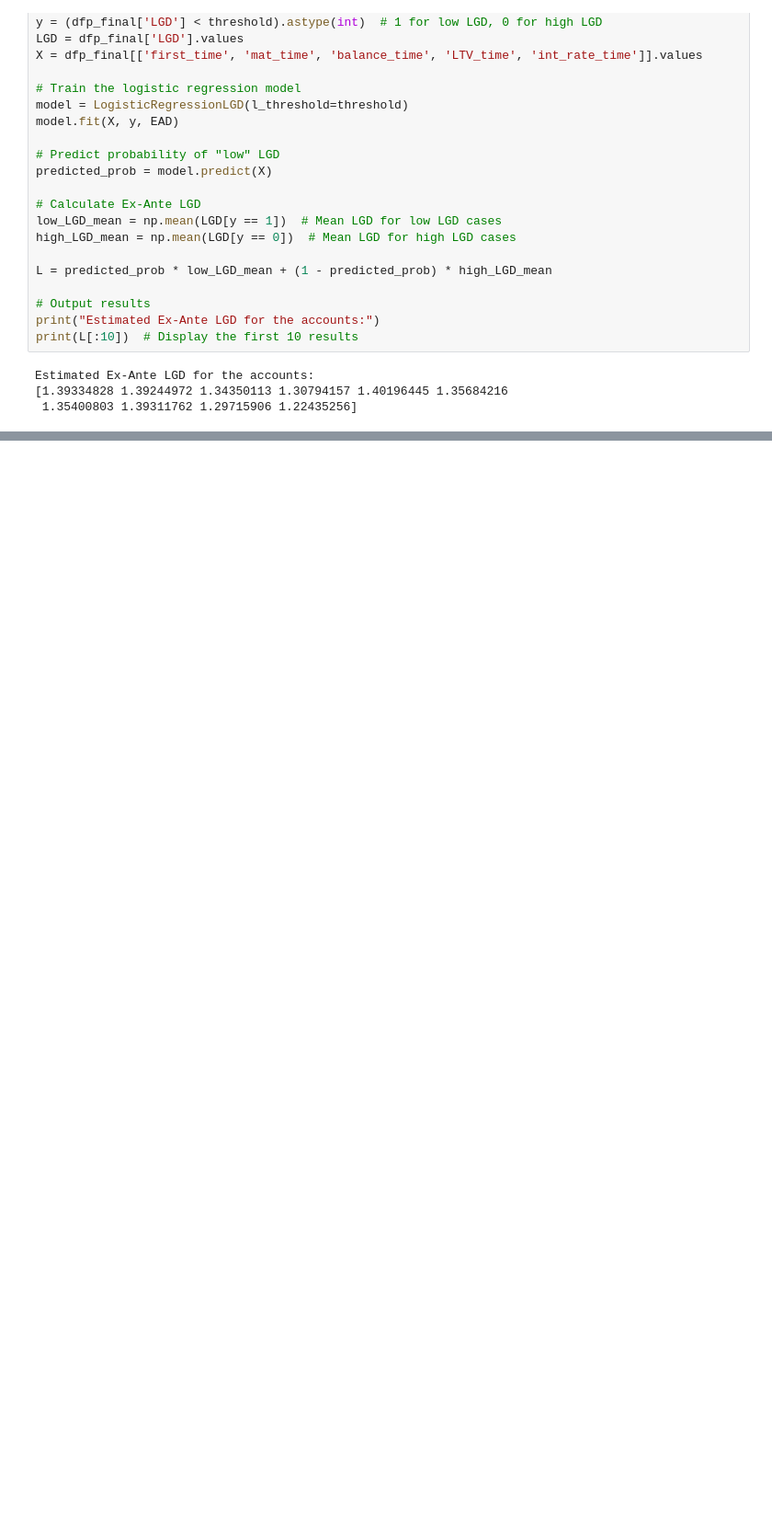
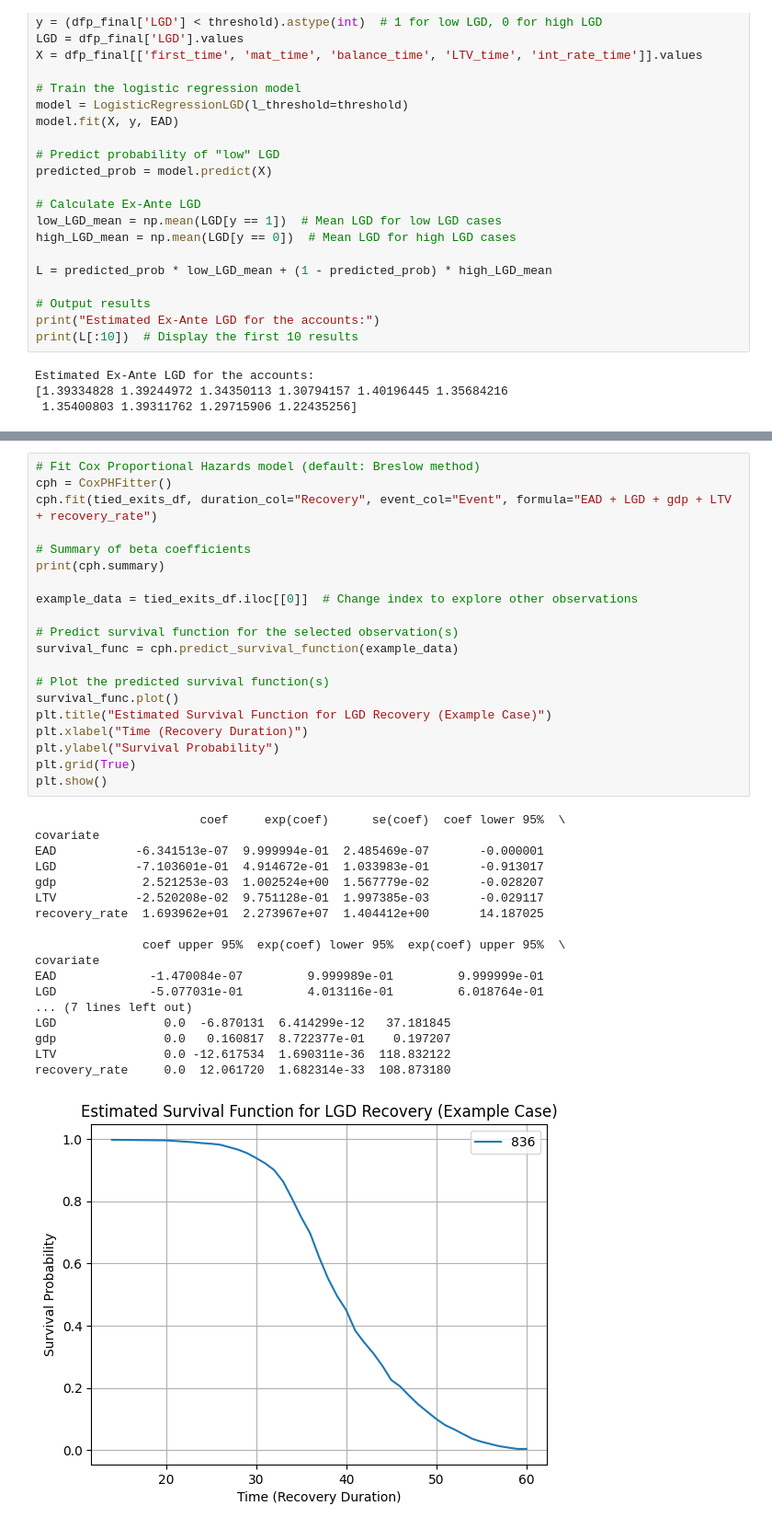
Before and after one commit to prashant65/LGD_Survival, a Jupyter notebook: LGD_Survival .ipynb, the cells around one changed output, grey strips where cells are left out. Shown at 92% size. Saved outputs shown, nothing was run; the diff lists cells and outputs as text; blank space fills up the shorter version.

```diff
--- a/LGD_Survival .ipynb
+++ b/LGD_Survival .ipynb
@@ -1046,0 +1048,39 @@ Estimated Ex-Ante LGD for the accounts:
+# %%
+# Fit Cox Proportional Hazards model (default: Breslow method)
+cph = CoxPHFitter()
+cph.fit(tied_exits_df, duration_col="Recovery", event_col="Event", formula="EAD + LGD + gdp + LTV + recovery_rate")
+
+# Summary of beta coefficients
+print(cph.summary)
+
+example_data = tied_exits_df.iloc[[0]]  # Change index to explore other observations
+
+# Predict survival function for the selected observation(s)
+survival_func = cph.predict_survival_function(example_data)
+
+# Plot the predicted survival function(s)
+survival_func.plot()
+plt.title("Estimated Survival Function for LGD Recovery (Example Case)")
+plt.xlabel("Time (Recovery Duration)")
+plt.ylabel("Survival Probability")
+plt.grid(True)
+plt.show()
+# %% [output]
+                       coef     exp(coef)      se(coef)  coef lower 95%  \
+covariate
+EAD           -6.341513e-07  9.999994e-01  2.485469e-07       -0.000001
+LGD           -7.103601e-01  4.914672e-01  1.033983e-01       -0.913017
+gdp            2.521253e-03  1.002524e+00  1.567779e-02       -0.028207
+LTV           -2.520208e-02  9.751128e-01  1.997385e-03       -0.029117
+recovery_rate  1.693962e+01  2.273967e+07  1.404412e+00       14.187025
+
+               coef upper 95%  exp(coef) lower 95%  exp(coef) upper 95%  \
+covariate
+EAD             -1.470084e-07         9.999989e-01         9.999999e-01
+LGD             -5.077031e-01         4.013116e-01         6.018764e-01
+... (7 lines left out)
+LGD               0.0  -6.870131  6.414299e-12   37.181845
+gdp               0.0   0.160817  8.722377e-01    0.197207
+LTV               0.0 -12.617534  1.690311e-36  118.832122
+recovery_rate     0.0  12.061720  1.682314e-33  108.873180
+[figure, added]
```
Also changed, not shown: parts of 34 cells of this notebook.
